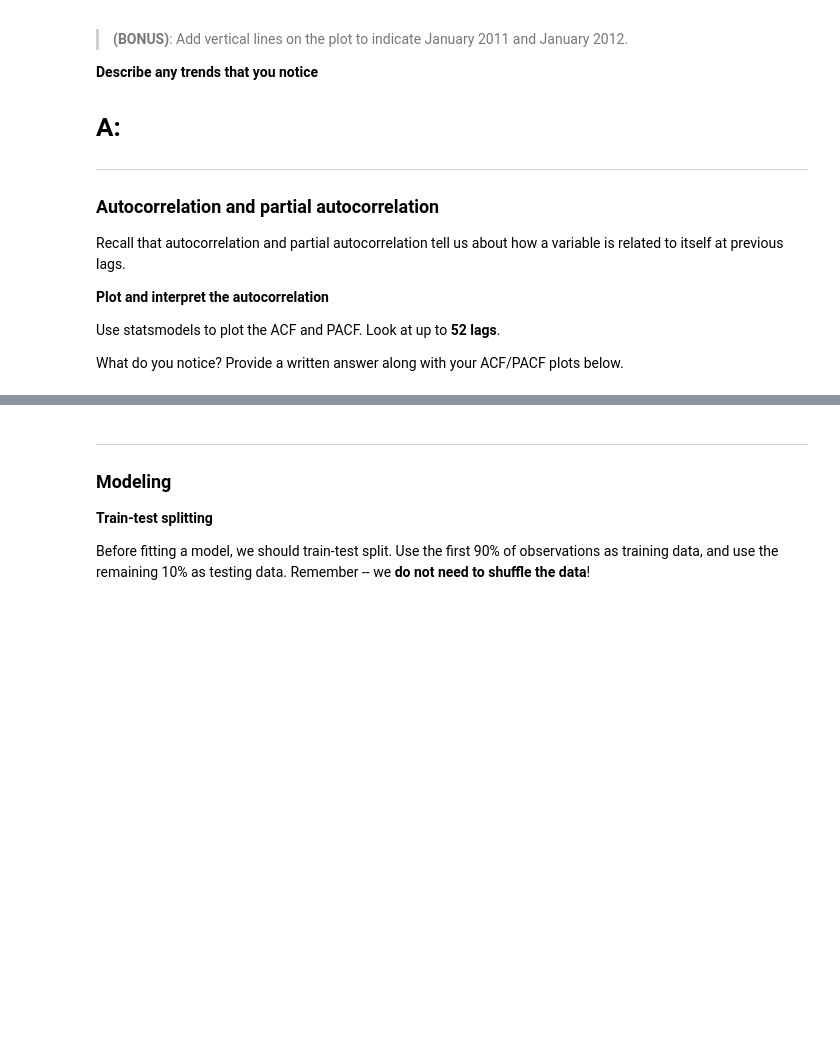
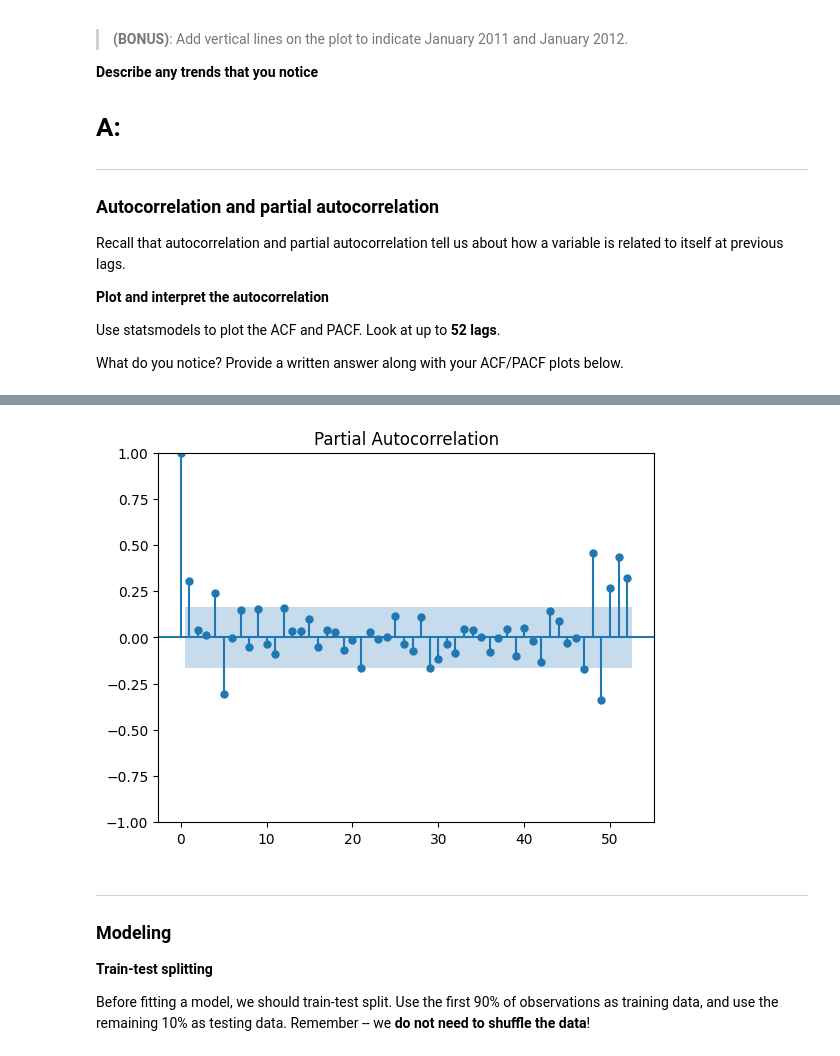
Before and after one commit to Pornpanthongdee/Time_series_modeling_lab, a Jupyter notebook: starter-code.ipynb, the cells around one changed output, grey strips where cells are left out. Saved outputs shown, nothing was run; the diff lists cells and outputs as text; code cells hidden in the pictures; blank space fills up the shorter version.

```diff
--- a/starter-code.ipynb
+++ b/starter-code.ipynb
@@ -214,3 +156,7 @@ plt.show();
+# %%
+plot_pacf(store_1, lags = 52);
+# %% [output]
+[figure, added]
 # %% [markdown]
 ---
 
```
Also changed, not shown: parts of 48 cells of this notebook, 1 other file.
